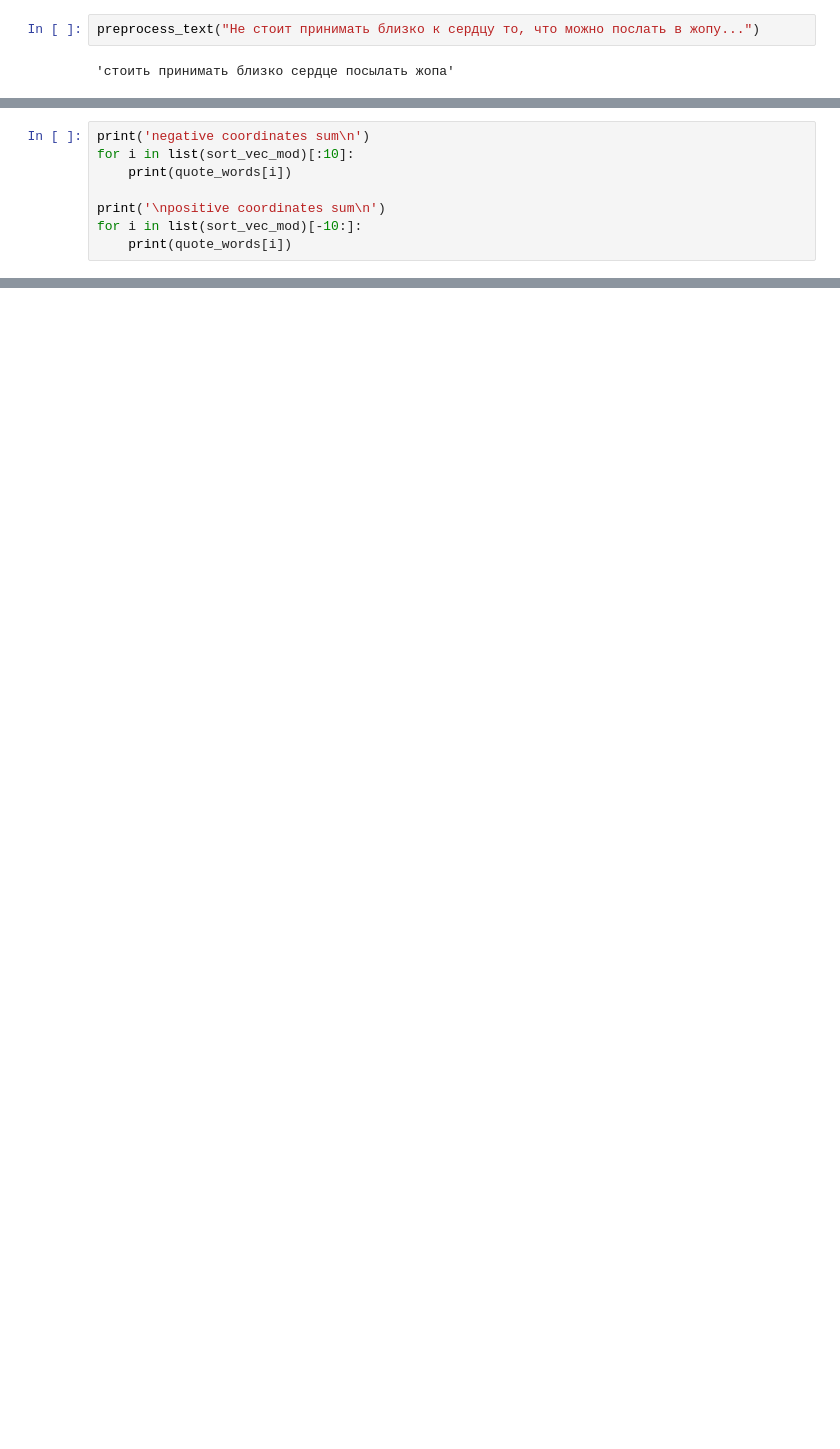
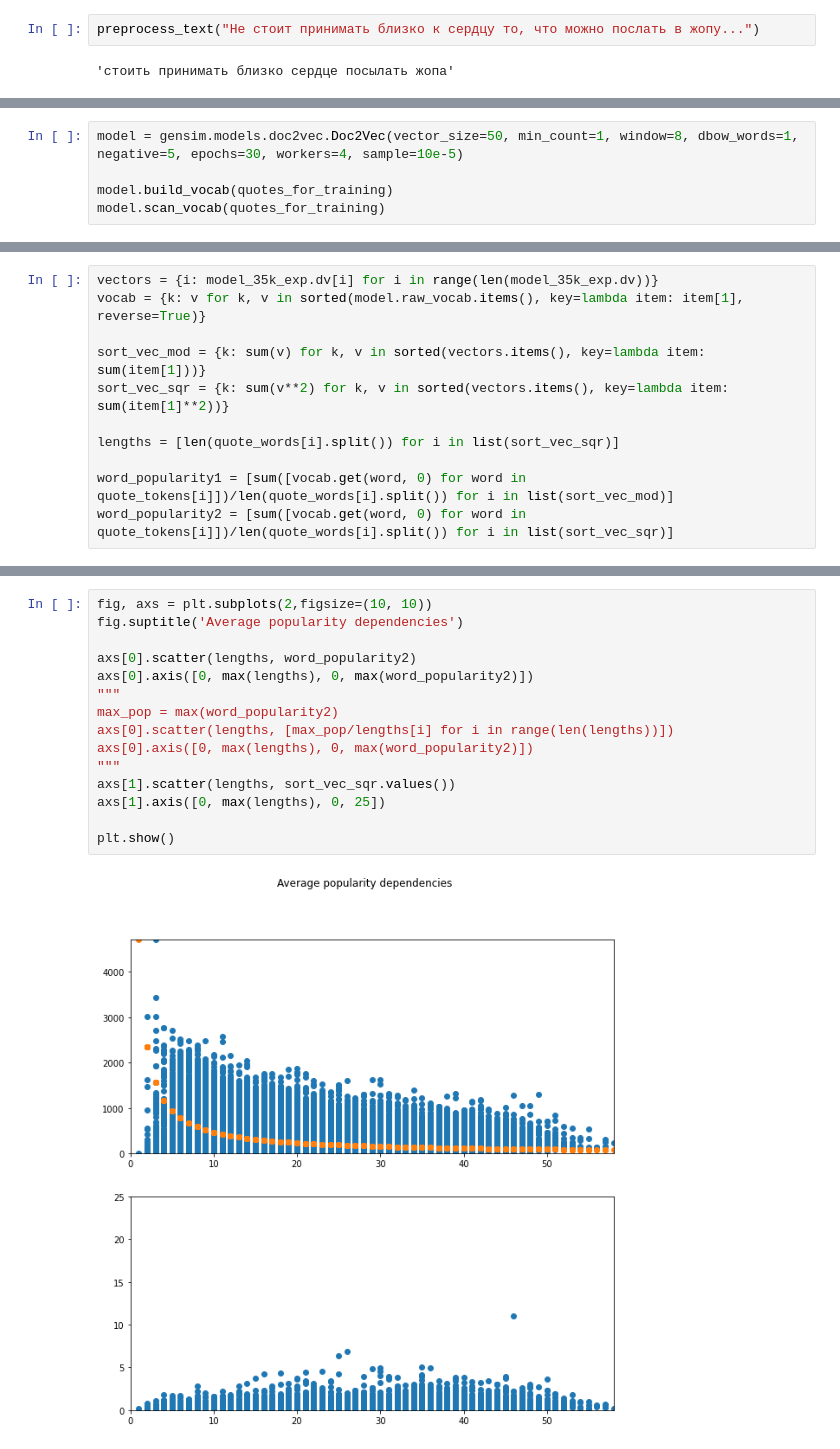
Before and after one commit to featztex/PsychoBot, a Jupyter notebook: ml/model_d2v_35k.ipynb, the cells around one changed output, grey strips where cells are left out. Saved outputs shown, nothing was run; the diff lists cells and outputs as text; blank space fills up the shorter version.

Commit message:
bags in visualization fixed + diff_pop_imp function

```diff
--- a/ml/model_d2v_35k.ipynb
+++ b/ml/model_d2v_35k.ipynb
@@ -362,8 +245,0 @@ plt.show()
-# %%
-print('negative coordinates sum\n')
-for i in list(sort_vec_mod)[:10]:
-    print(quote_words[i])
-
-print('\npositive coordinates sum\n')
-for i in list(sort_vec_mod)[-10:]:
-    print(quote_words[i])
@@ -391,0 +246,5 @@ NameError: name 'processed_quotes' is not defined
+# %%
+model = gensim.models.doc2vec.Doc2Vec(vector_size=50, min_count=1, window=8, dbow_words=1, negative=5, epochs=30, workers=4, sample=10e-5)
+
+model.build_vocab(quotes_for_training)
+model.scan_vocab(quotes_for_training)
@@ -391,0 +299,11 @@ NameError: name 'processed_quotes' is not defined
+# %%
+vectors = {i: model_35k_exp.dv[i] for i in range(len(model_35k_exp.dv))}
+vocab = {k: v for k, v in sorted(model.raw_vocab.items(), key=lambda item: item[1], reverse=True)}
+
+sort_vec_mod = {k: sum(v) for k, v in sorted(vectors.items(), key=lambda item: sum(item[1]))}
+sort_vec_sqr = {k: sum(v**2) for k, v in sorted(vectors.items(), key=lambda item: sum(item[1]**2))}
+
+lengths = [len(quote_words[i].split()) for i in list(sort_vec_sqr)]
+
+word_popularity1 = [sum([vocab.get(word, 0) for word in quote_tokens[i]])/len(quote_words[i].split()) for i in list(sort_vec_mod)]
+word_popularity2 = [sum([vocab.get(word, 0) for word in quote_tokens[i]])/len(quote_words[i].split()) for i in list(sort_vec_sqr)]
@@ -391,0 +341,17 @@ NameError: name 'processed_quotes' is not defined
+# %%
+fig, axs = plt.subplots(2,figsize=(10, 10))
+fig.suptitle('Average popularity dependencies')
+
+axs[0].scatter(lengths, word_popularity2)
+axs[0].axis([0, max(lengths), 0, max(word_popularity2)])
+"""
+max_pop = max(word_popularity2)
+axs[0].scatter(lengths, [max_pop/lengths[i] for i in range(len(lengths))])
+axs[0].axis([0, max(lengths), 0, max(word_popularity2)])
+"""
+axs[1].scatter(lengths, sort_vec_sqr.values())
+axs[1].axis([0, max(lengths), 0, 25])
+
+plt.show()
+# %% [output]
+[figure, added]
```
Also changed, not shown: parts of 38 cells of this notebook.
